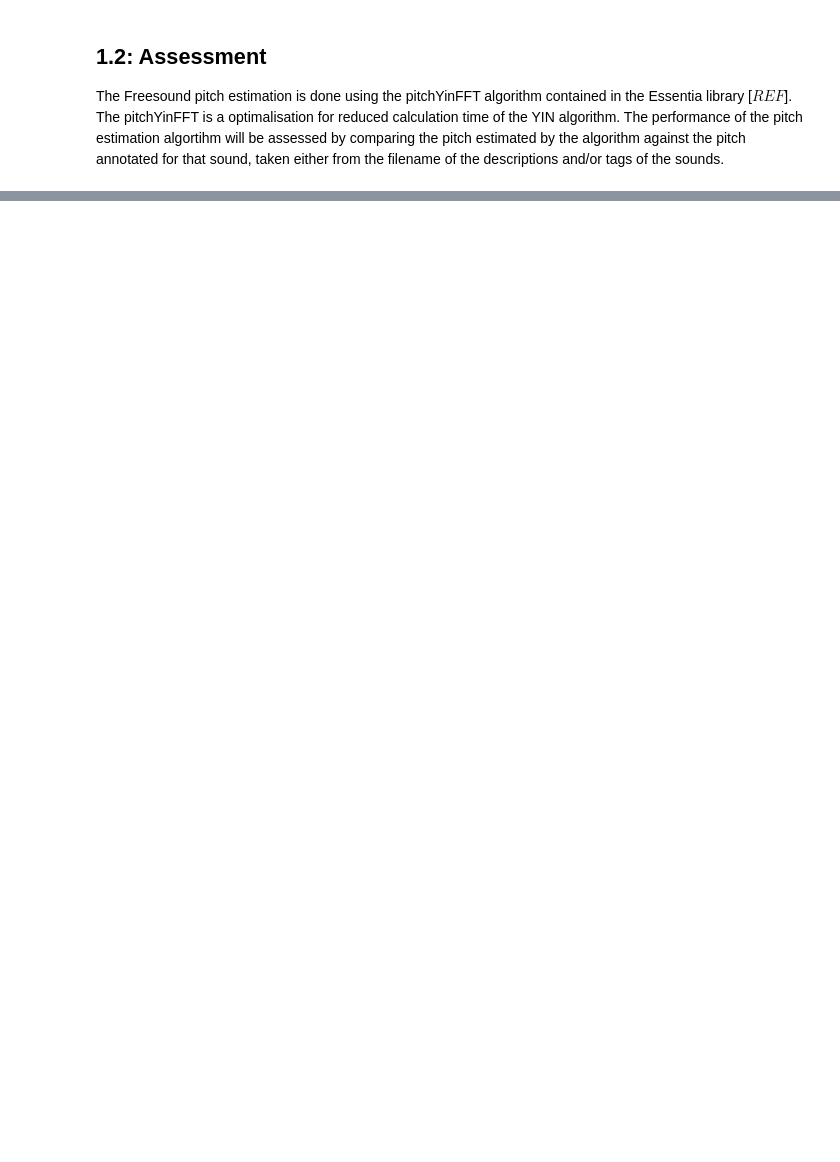
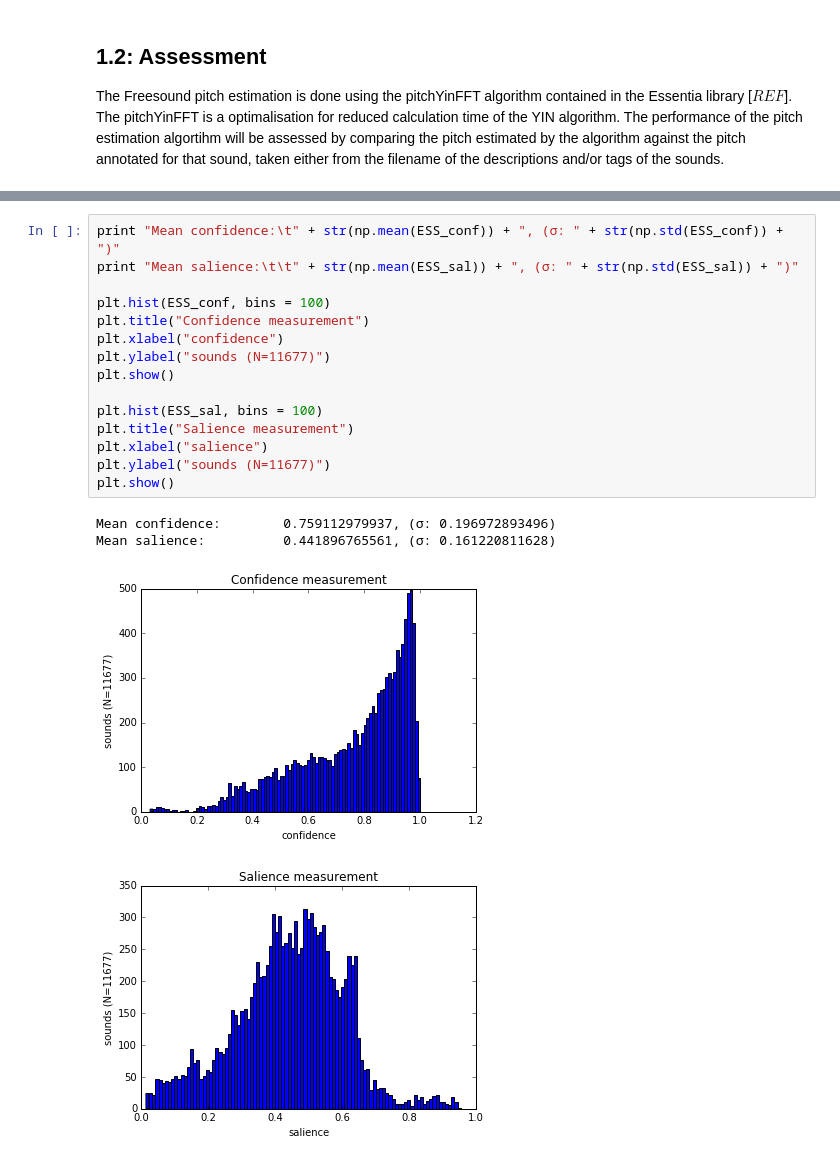
Before and after one commit to akkeh/internship, a Jupyter notebook: pitchEst/notebook/pitchEstimation.ipynb, the cells around one changed output, grey strips where cells are left out. Drawn from its saved outputs; the diff is of its cells as text; blank space fills up the shorter version.

```diff
--- a/pitchEst/notebook/pitchEstimation.ipynb
+++ b/pitchEst/notebook/pitchEstimation.ipynb
@@ -88,0 +210,20 @@ NameError: name 'carlosESS' is not defined
+# %%
+print "Mean confidence:\t" + str(np.mean(ESS_conf)) + ", (σ: " + str(np.std(ESS_conf)) + ")"
+print "Mean salience:\t\t" + str(np.mean(ESS_sal)) + ", (σ: " + str(np.std(ESS_sal)) + ")"
+
+plt.hist(ESS_conf, bins = 100)
+plt.title("Confidence measurement")
+plt.xlabel("confidence")
+plt.ylabel("sounds (N=11677)")
+plt.show()
+
+plt.hist(ESS_sal, bins = 100)
+plt.title("Salience measurement")
+plt.xlabel("salience")
+plt.ylabel("sounds (N=11677)")
+plt.show()
+# %% [output]
+Mean confidence:        0.759112979937, (σ: 0.196972893496)
+Mean salience:          0.441896765561, (σ: 0.161220811628)
+[figure, added]
+[figure, added]
```
Also changed, not shown: parts of 26 cells of this notebook, 8 other files.
